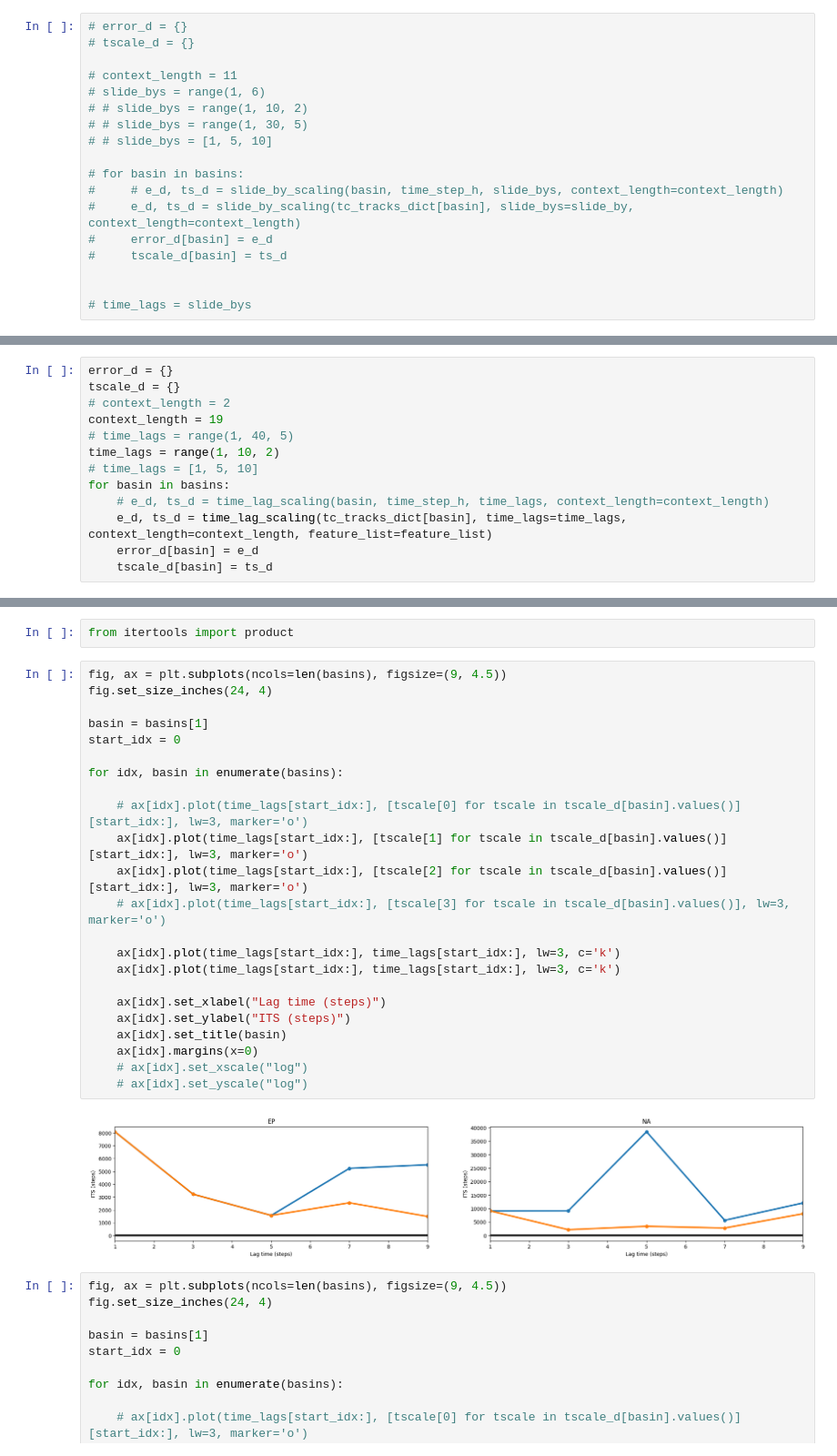
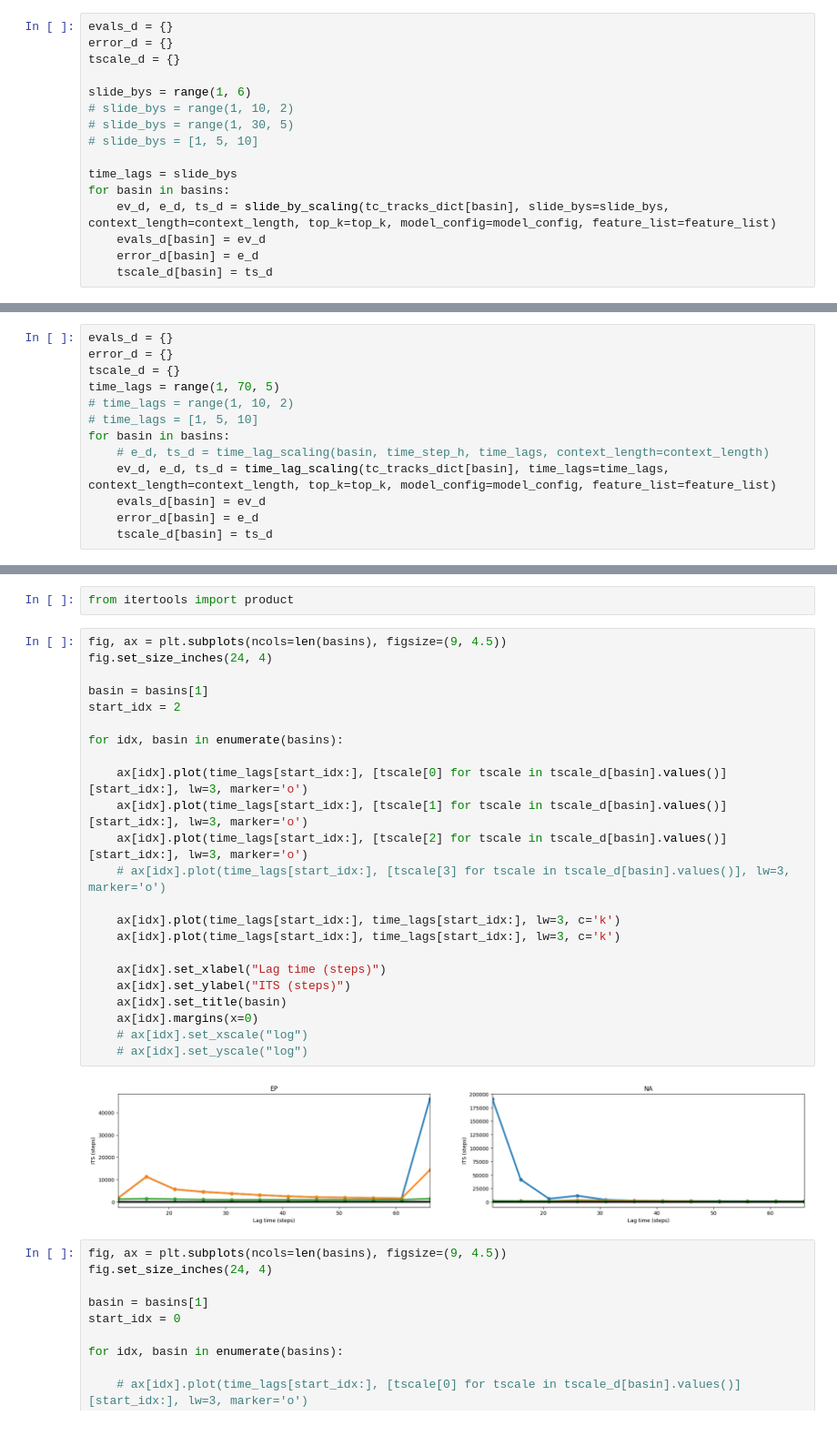
Before and after one commit to ejbrun/koopman_learning_tropical_cyclone, a Jupyter notebook: examples/koopman_kernel_for_TC_spectral_consistency_analysis.ipynb, the cells around one changed output, grey strips where cells are left out. Shown at 91% size. Saved outputs shown, nothing was run; the diff lists cells and outputs as text.

Commit message:
spectral analysis of tropical cyclone tracks (update notebooks)

```diff
--- a/examples/koopman_kernel_for_TC_spectral_consistency_analysis.ipynb
+++ b/examples/koopman_kernel_for_TC_spectral_consistency_analysis.ipynb
@@ -332,20 +216,18 @@ Number of tracks: 393
 # %% [markdown]
 Slide_by scaling
 # %%
-# error_d = {}
-# tscale_d = {}
+evals_d = {}
+error_d = {}
+tscale_d = {}
 
-# context_length = 11
-# slide_bys = range(1, 6)
-# # slide_bys = range(1, 10, 2)
-# # slide_bys = range(1, 30, 5)
-# # slide_bys = [1, 5, 10]
+slide_bys = range(1, 6)
+# slide_bys = range(1, 10, 2)
+# slide_bys = range(1, 30, 5)
+# slide_bys = [1, 5, 10]
 
-# for basin in basins:
-#     # e_d, ts_d = slide_by_scaling(basin, time_step_h, slide_bys, context_length=context_length)
-#     e_d, ts_d = slide_by_scaling(tc_tracks_dict[basin], slide_bys=slide_by, context_length=context_length)
-#     error_d[basin] = e_d
-#     tscale_d[basin] = ts_d
-
-
-# time_lags = slide_bys
+time_lags = slide_bys
+for basin in basins:
+    ev_d, e_d, ts_d = slide_by_scaling(tc_tracks_dict[basin], slide_bys=slide_bys, context_length=context_length, top_k=top_k, model_config=model_config, feature_list=feature_list)
+    evals_d[basin] = ev_d
+    error_d[basin] = e_d
+    tscale_d[basin] = ts_d
@@ -356,14 +242,14 @@ feature_list = ['lat', 'lon', 'max_sustained_wind', 'radius_max_wind', 'radius_o
 # %%
+evals_d = {}
 error_d = {}
 tscale_d = {}
-# context_length = 2
-context_length = 19
-# time_lags = range(1, 40, 5)
-time_lags = range(1, 10, 2)
+time_lags = range(1, 70, 5)
+# time_lags = range(1, 10, 2)
 # time_lags = [1, 5, 10]
 for basin in basins:
     # e_d, ts_d = time_lag_scaling(basin, time_step_h, time_lags, context_length=context_length)
-    e_d, ts_d = time_lag_scaling(tc_tracks_dict[basin], time_lags=time_lags, context_length=context_length, feature_list=feature_list)
+    ev_d, e_d, ts_d = time_lag_scaling(tc_tracks_dict[basin], time_lags=time_lags, context_length=context_length, top_k=top_k, model_config=model_config, feature_list=feature_list)
+    evals_d[basin] = ev_d
     error_d[basin] = e_d
     tscale_d[basin] = ts_d
 # %% [output]
@@ -427,28 +290,28 @@ from itertools import product
 # %%
 fig, ax = plt.subplots(ncols=len(basins), figsize=(9, 4.5))
 fig.set_size_inches(24, 4)
 
 basin = basins[1]
-start_idx = 0
+start_idx = 2
 
 for idx, basin in enumerate(basins):
 
-    # ax[idx].plot(time_lags[start_idx:], [tscale[0] for tscale in tscale_d[basin].values()][start_idx:], lw=3, marker='o')
+    ax[idx].plot(time_lags[start_idx:], [tscale[0] for tscale in tscale_d[basin].values()][start_idx:], lw=3, marker='o')
     ax[idx].plot(time_lags[start_idx:], [tscale[1] for tscale in tscale_d[basin].values()][start_idx:], lw=3, marker='o')
     ax[idx].plot(time_lags[start_idx:], [tscale[2] for tscale in tscale_d[basin].values()][start_idx:], lw=3, marker='o')
     # ax[idx].plot(time_lags[start_idx:], [tscale[3] for tscale in tscale_d[basin].values()], lw=3, marker='o')
 
     ax[idx].plot(time_lags[start_idx:], time_lags[start_idx:], lw=3, c='k')
     ax[idx].plot(time_lags[start_idx:], time_lags[start_idx:], lw=3, c='k')
 
     ax[idx].set_xlabel("Lag time (steps)")
     ax[idx].set_ylabel("ITS (steps)")
     ax[idx].set_title(basin)
     ax[idx].margins(x=0)
     # ax[idx].set_xscale("log")
     # ax[idx].set_yscale("log")
 # %% [output]
-[figure, old version]
+[figure, new version]
 # %%
 fig, ax = plt.subplots(ncols=len(basins), figsize=(9, 4.5))
 fig.set_size_inches(24, 4)
```
Also changed, not shown: parts of 12 cells of this notebook, 2 other files.
